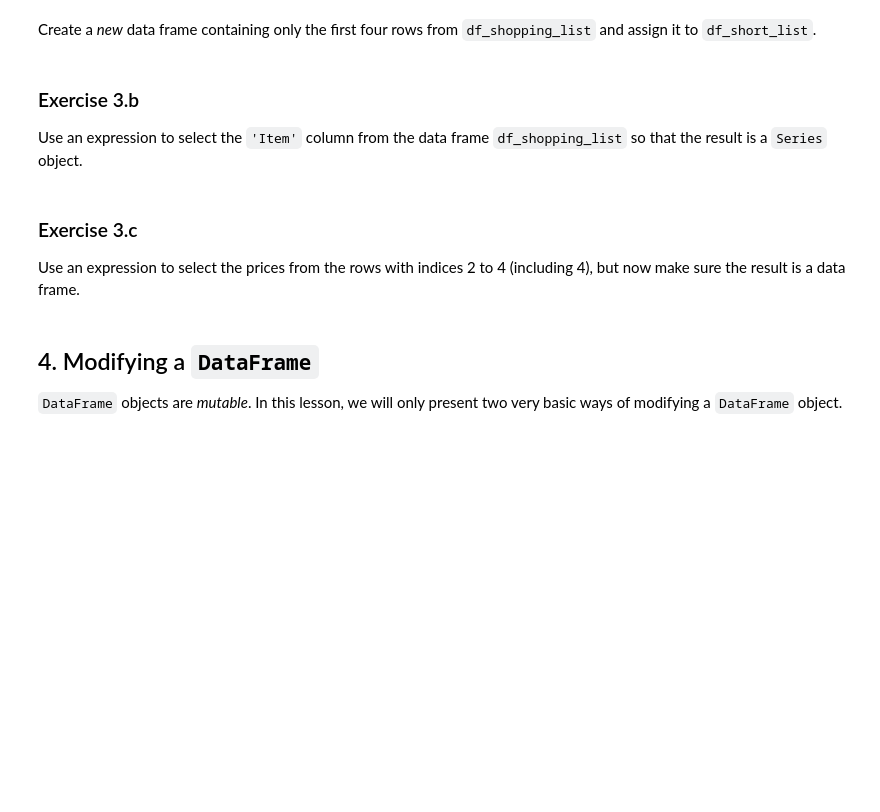
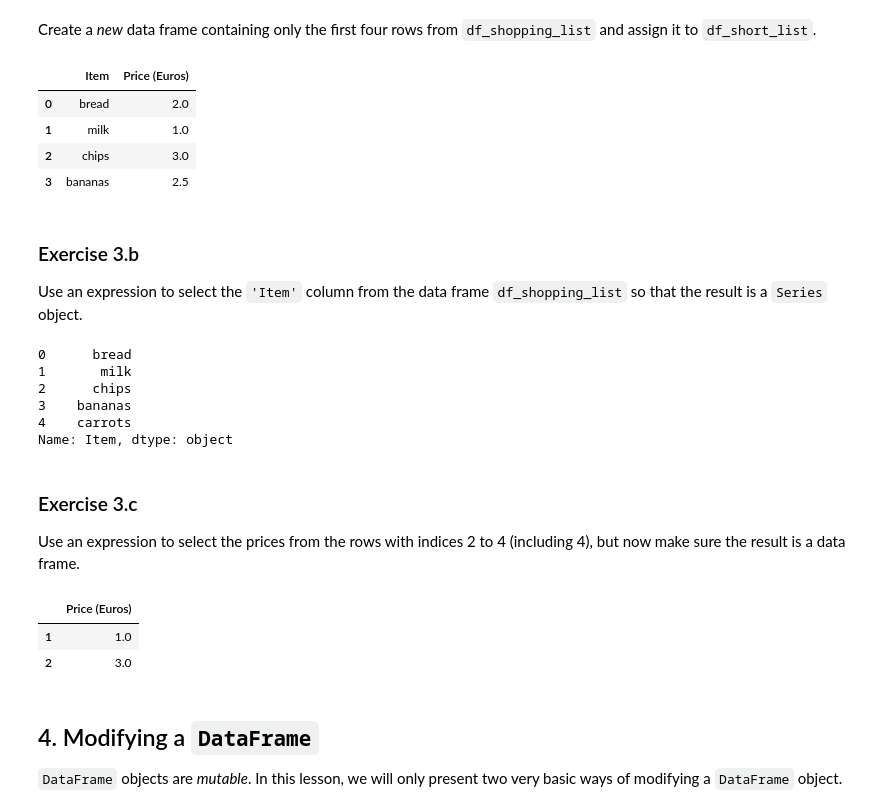
Before and after one commit to Modgen1/2IAB1, a Jupyter notebook: 1_EDA/Exercises-EDA-2076209.ipynb, the cells around one changed output. Saved outputs shown, nothing was run; the diff lists cells and outputs as text; code cells hidden in the pictures; blank space fills up the shorter version.

```diff
--- a/1_EDA/Exercises-EDA-template.ipynb
+++ b/1_EDA/Exercises-EDA-2076209.ipynb
@@ -577,11 +690,17 @@ Create a _new_ data frame containing only the first four rows from `df_shopping_
 # %%
 #// BEGIN_TODO [EDA_3a] Select first rows (1 point)
 
-# ===== =====> Replace this line by your code. <===== ===== #
+df_short_list = df_shopping_list.loc[0:3]
 
 #// END_TODO [EDA_3a]
 
 df_short_list
+# %% [output]
+|  | Item | Price (Euros) |
+| 0 | bread | 2.0 |
+| 1 | milk | 1.0 |
+| 2 | chips | 3.0 |
+| 3 | bananas | 2.5 |
 # %% [markdown]
 ### Exercise <span class="exercise">3.b</span>
 
@@ -589,9 +708,16 @@ Use an expression to select the `'Item'` column from the data frame `df_shopping
 # %%
 #// BEGIN_TODO [EDA_3b] Select a column (1 point)
 
-# ===== =====> Replace this line by your code. <===== ===== #
+df_shopping_list['Item']
 
 #// END_TODO [EDA_3b]
+# %% [output]
+0      bread
+1       milk
+2      chips
+3    bananas
+4    carrots
+Name: Item, dtype: object
 # %% [markdown]
 ### Exercise <span class="exercise">3.c</span>
 
@@ -599,9 +725,13 @@ Use an expression to select the prices from the rows with indices 2 to 4 (includ
 # %%
 #// BEGIN_TODO [EDA_3c] Select rows _and_ columns (1 point)
 
-# ===== =====> Replace this line by your code. <===== ===== #
+pd.DataFrame(df_shopping_list['Price (Euros)'][1:3])
 
 #// END_TODO [EDA_3c]
+# %% [output]
+|  | Price (Euros) |
+| 1 | 1.0 |
+| 2 | 3.0 |
 # %% [markdown]
 ## 4. Modifying a `DataFrame`
 
```
Also changed, not shown: parts of 28 cells of this notebook, 1 other file.
